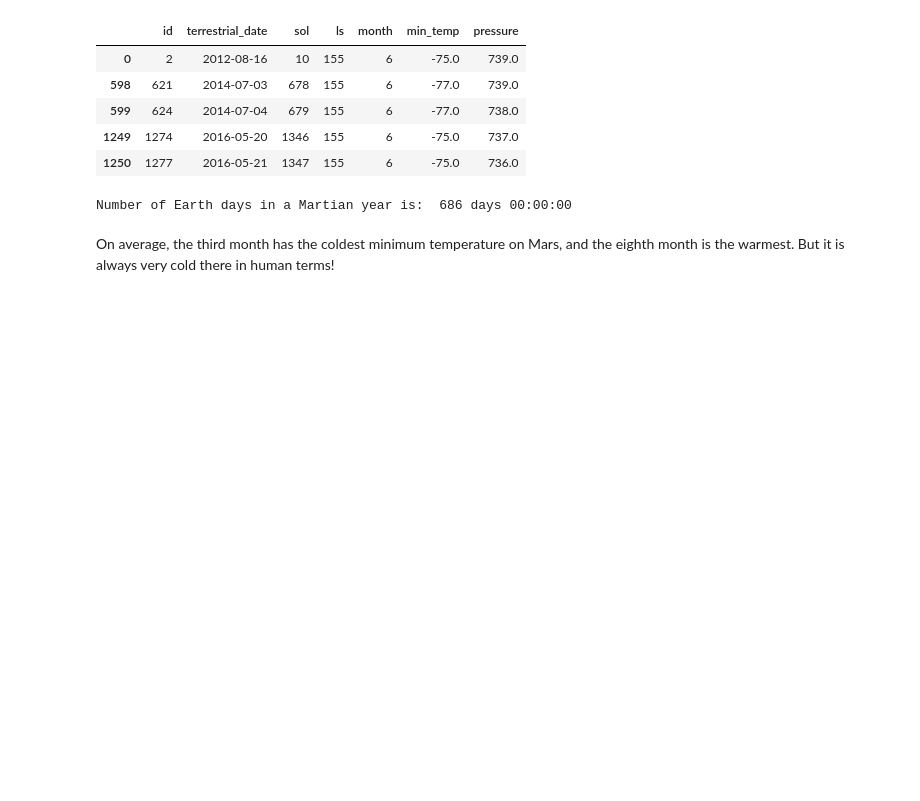
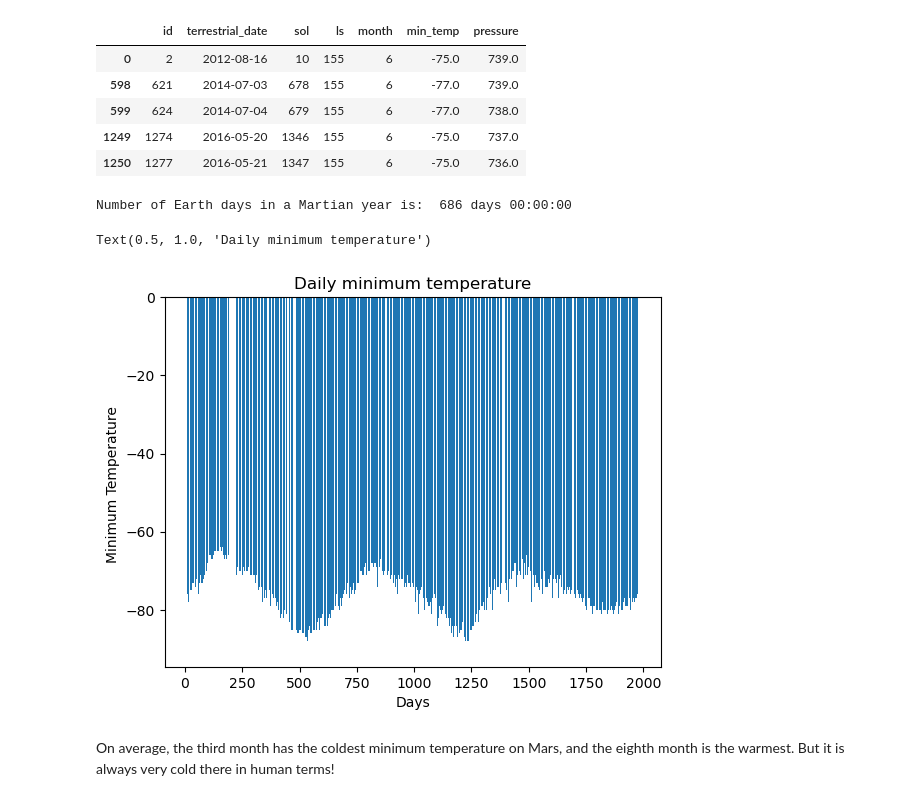
Before and after one commit to mohammadarab87/Exploring-_-Mars, a Jupyter notebook: part_2_mars_weather.ipynb, the cells around one changed output. Drawn from its saved outputs; the diff is of its cells as text; code cells hidden in the pictures; blank space fills up the shorter version.

```diff
--- a/part_2_mars_weather.ipynb
+++ b/part_2_mars_weather.ipynb
@@ -281,6 +266,19 @@ one_martial_year= date_after_one_martial_year-x
 print("Number of Earth days in a Martian year is: ", one_martial_year)
 # %% [output]
 Number of Earth days in a Martian year is:  686 days 00:00:00
+# %%
+# Plot the minimum temperature and Martian Days
+plt.bar(mars_temp_df['sol'],mars_temp_df['min_temp'])
+
+# Create labels for the x and y axes.
+plt.xlabel("Days")
+plt.ylabel("Minimum Temperature ")
+
+# Create title
+plt.title('Daily minimum temperature')
+# %% [output]
+Text(0.5, 1.0, 'Daily minimum temperature')
+[figure, added]
 # %% [markdown]
 On average, the third month has the coldest minimum temperature on Mars, and the eighth month is the warmest. But it is always very cold there in human terms!
 # %% [markdown]
```
Also changed, not shown: parts of 1 cell of this notebook.
